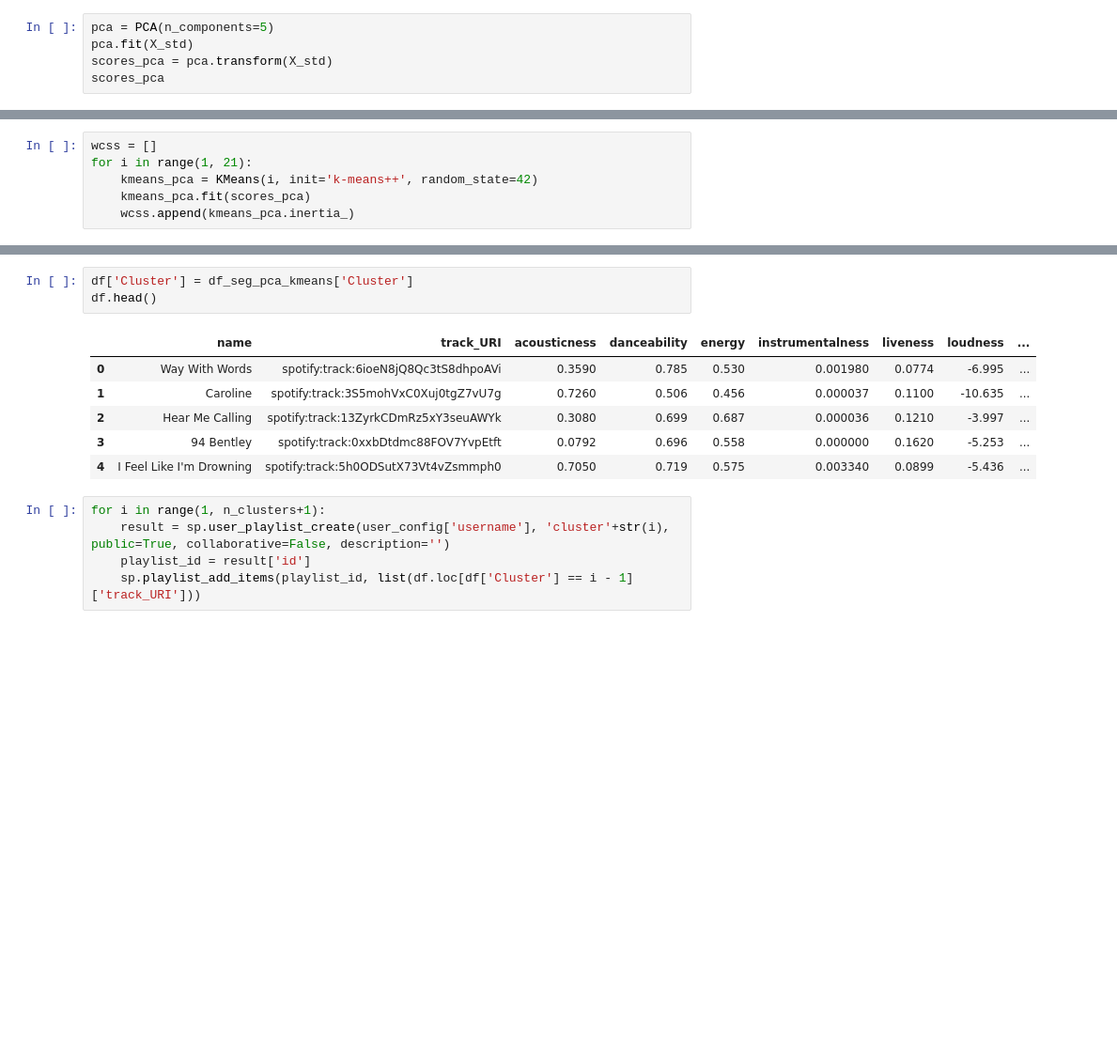
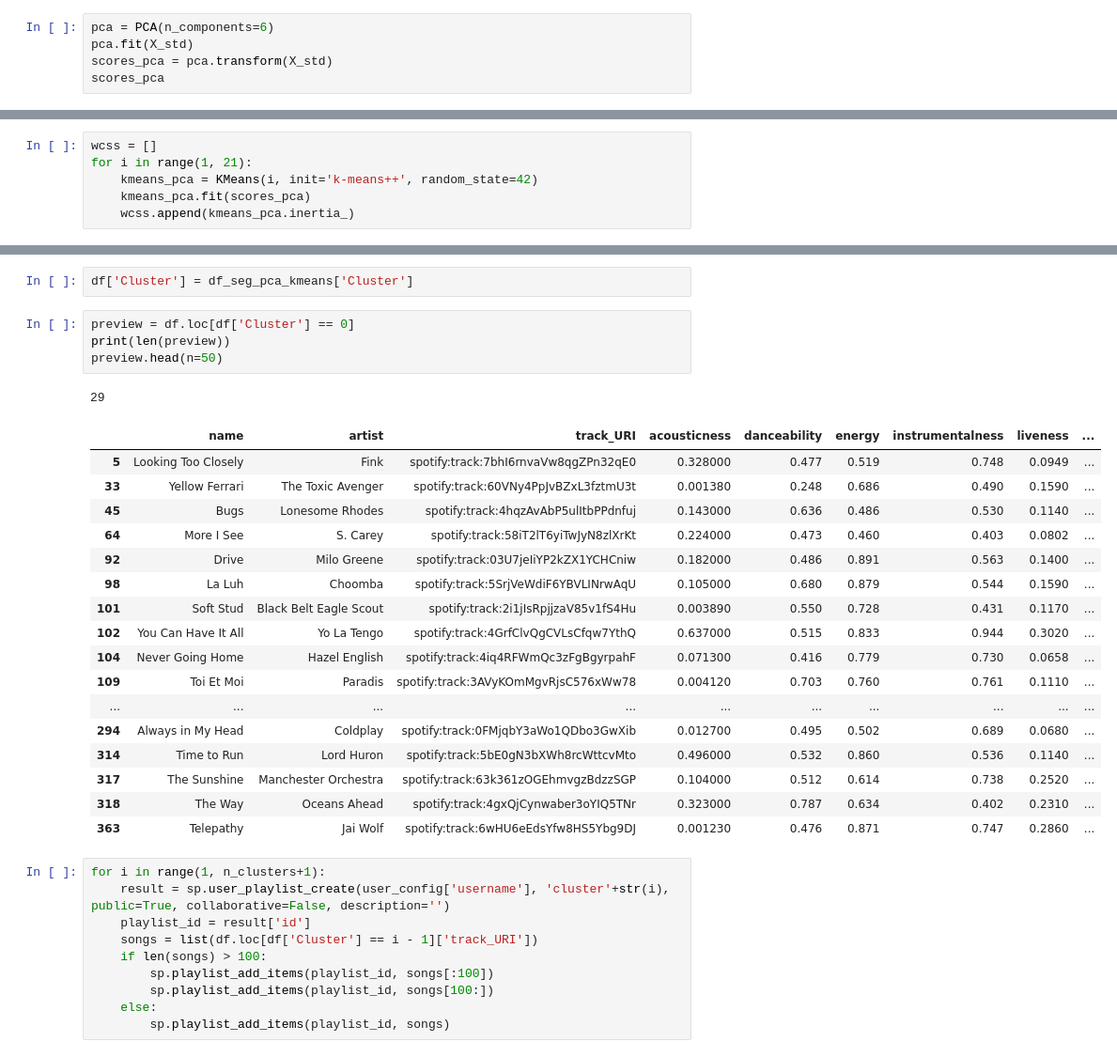
Before and after one commit to sejaldua/music-clustering, a Jupyter notebook: notebook.ipynb, the cells around one changed output, grey strips where cells are left out. Shown: that part at 94% size. Cells and saved outputs as stored; diff of their text form; blank space fills up the shorter version.

```diff
--- a/notebook.ipynb
+++ b/notebook.ipynb
@@ -127,5 +135,5 @@ A good rule of thumb is to preserve around 80% of the variance. In this case, we
 # %%
-pca = PCA(n_components=5)
+pca = PCA(n_components=6)
 pca.fit(X_std)
 scores_pca = pca.transform(X_std)
 scores_pca
@@ -193,16 +198,36 @@ plt.show()
 # %%
 df['Cluster'] = df_seg_pca_kmeans['Cluster']
-df.head()
-# %% [output]
-|  | name | track_URI | acousticness | danceability | energy | instrumentalness | liveness | loudness | ... |
-| 0 | Way With Words | spotify:track:6ioeN8jQ8Qc3tS8dhpoAVi | 0.3590 | 0.785 | 0.530 | 0.001980 | 0.0774 | -6.995 | ... |
-| 1 | Caroline | spotify:track:3S5mohVxC0Xuj0tgZ7vU7g | 0.7260 | 0.506 | 0.456 | 0.000037 | 0.1100 | -10.635 | ... |
-| 2 | Hear Me Calling | spotify:track:13ZyrkCDmRz5xY3seuAWYk | 0.3080 | 0.699 | 0.687 | 0.000036 | 0.1210 | -3.997 | ... |
-| 3 | 94 Bentley | spotify:track:0xxbDtdmc88FOV7YvpEtft | 0.0792 | 0.696 | 0.558 | 0.000000 | 0.1620 | -5.253 | ... |
-| 4 | I Feel Like I'm Drowning | spotify:track:5h0ODSutX73Vt4vZsmmph0 | 0.7050 | 0.719 | 0.575 | 0.003340 | 0.0899 | -5.436 | ... |
+# %%
+preview = df.loc[df['Cluster'] == 0]
+print(len(preview))
+preview.head(n=50)
+# %% [output]
+29
+|  | name | artist | track_URI | acousticness | danceability | energy | instrumentalness | liveness | ... |
+| 5 | Looking Too Closely | Fink | spotify:track:7bhI6rnvaVw8qgZPn32qE0 | 0.328000 | 0.477 | 0.519 | 0.748 | 0.0949 | ... |
+| 33 | Yellow Ferrari | The Toxic Avenger | spotify:track:60VNy4PpJvBZxL3fztmU3t | 0.001380 | 0.248 | 0.686 | 0.490 | 0.1590 | ... |
+| 45 | Bugs | Lonesome Rhodes | spotify:track:4hqzAvAbP5ulItbPPdnfuj | 0.143000 | 0.636 | 0.486 | 0.530 | 0.1140 | ... |
+| 64 | More I See | S. Carey | spotify:track:58iT2lT6yiTwJyN8zlXrKt | 0.224000 | 0.473 | 0.460 | 0.403 | 0.0802 | ... |
+| 92 | Drive | Milo Greene | spotify:track:03U7jeIiYP2kZX1YCHCniw | 0.182000 | 0.486 | 0.891 | 0.563 | 0.1400 | ... |
+| 98 | La Luh | Choomba | spotify:track:5SrjVeWdiF6YBVLINrwAqU | 0.105000 | 0.680 | 0.879 | 0.544 | 0.1590 | ... |
+| 101 | Soft Stud | Black Belt Eagle Scout | spotify:track:2i1jIsRpjjzaV85v1fS4Hu | 0.003890 | 0.550 | 0.728 | 0.431 | 0.1170 | ... |
+| 102 | You Can Have It All | Yo La Tengo | spotify:track:4GrfClvQgCVLsCfqw7YthQ | 0.637000 | 0.515 | 0.833 | 0.944 | 0.3020 | ... |
+| 104 | Never Going Home | Hazel English | spotify:track:4iq4RFWmQc3zFgBgyrpahF | 0.071300 | 0.416 | 0.779 | 0.730 | 0.0658 | ... |
+| 109 | Toi Et Moi | Paradis | spotify:track:3AVyKOmMgvRjsC576xWw78 | 0.004120 | 0.703 | 0.760 | 0.761 | 0.1110 | ... |
+| ... | ... | ... | ... | ... | ... | ... | ... | ... | ... |
+| 294 | Always in My Head | Coldplay | spotify:track:0FMjqbY3aWo1QDbo3GwXib | 0.012700 | 0.495 | 0.502 | 0.689 | 0.0680 | ... |
+| 314 | Time to Run | Lord Huron | spotify:track:5bE0gN3bXWh8rcWttcvMto | 0.496000 | 0.532 | 0.860 | 0.536 | 0.1140 | ... |
+| 317 | The Sunshine | Manchester Orchestra | spotify:track:63k361zOGEhmvgzBdzzSGP | 0.104000 | 0.512 | 0.614 | 0.738 | 0.2520 | ... |
+| 318 | The Way | Oceans Ahead | spotify:track:4gxQjCynwaber3oYIQ5TNr | 0.323000 | 0.787 | 0.634 | 0.402 | 0.2310 | ... |
+| 363 | Telepathy | Jai Wolf | spotify:track:6wHU6eEdsYfw8HS5Ybg9DJ | 0.001230 | 0.476 | 0.871 | 0.747 | 0.2860 | ... |
 # %%
 for i in range(1, n_clusters+1):
     result = sp.user_playlist_create(user_config['username'], 'cluster'+str(i), public=True, collaborative=False, description='')
     playlist_id = result['id']
-    sp.playlist_add_items(playlist_id, list(df.loc[df['Cluster'] == i - 1]['track_URI']))
+    songs = list(df.loc[df['Cluster'] == i - 1]['track_URI'])
+    if len(songs) > 100:
+        sp.playlist_add_items(playlist_id, songs[:100])
+        sp.playlist_add_items(playlist_id, songs[100:])
+    else:
+        sp.playlist_add_items(playlist_id, songs)
 # %%
```
Also changed, not shown: parts of 20 cells of this notebook, 1 other file.
